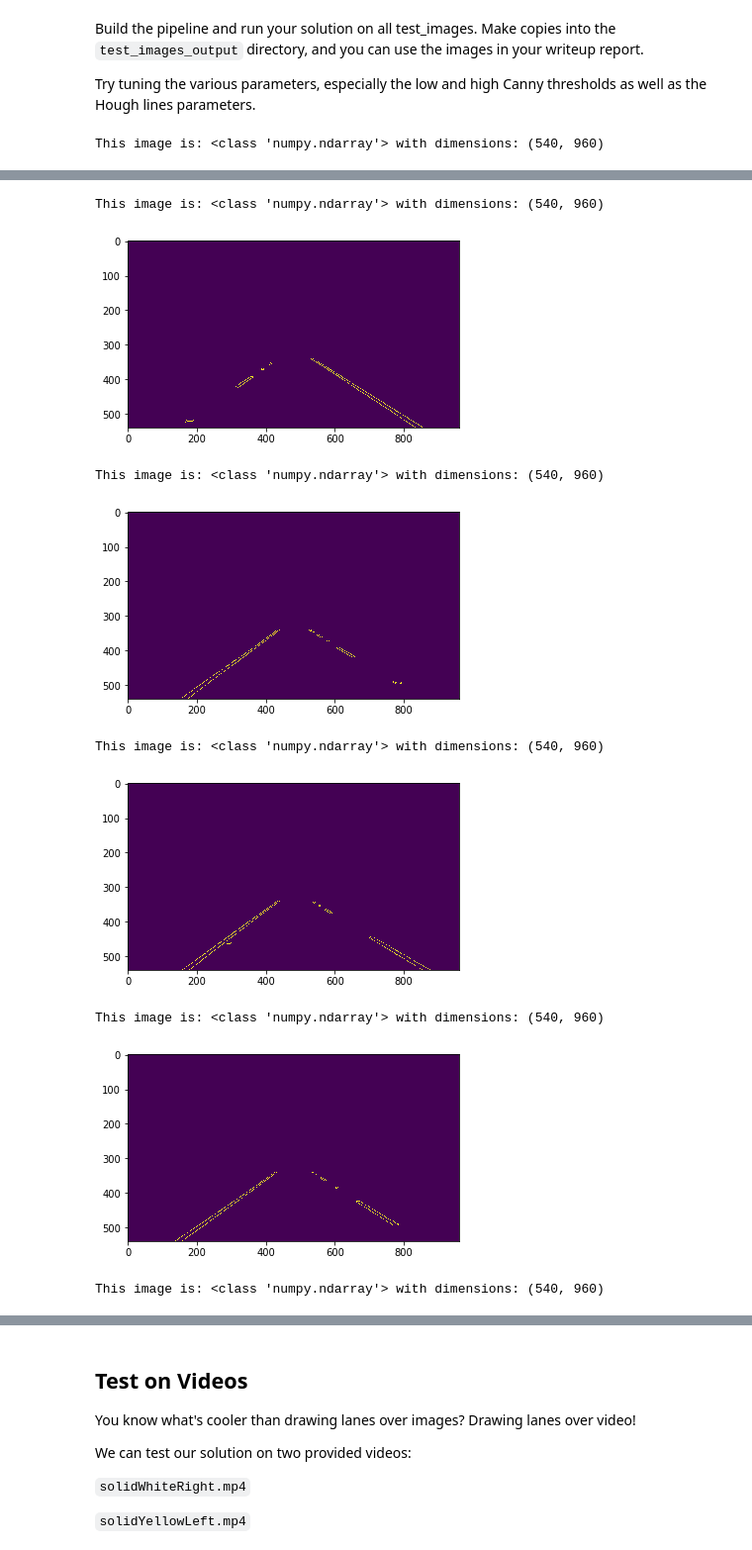
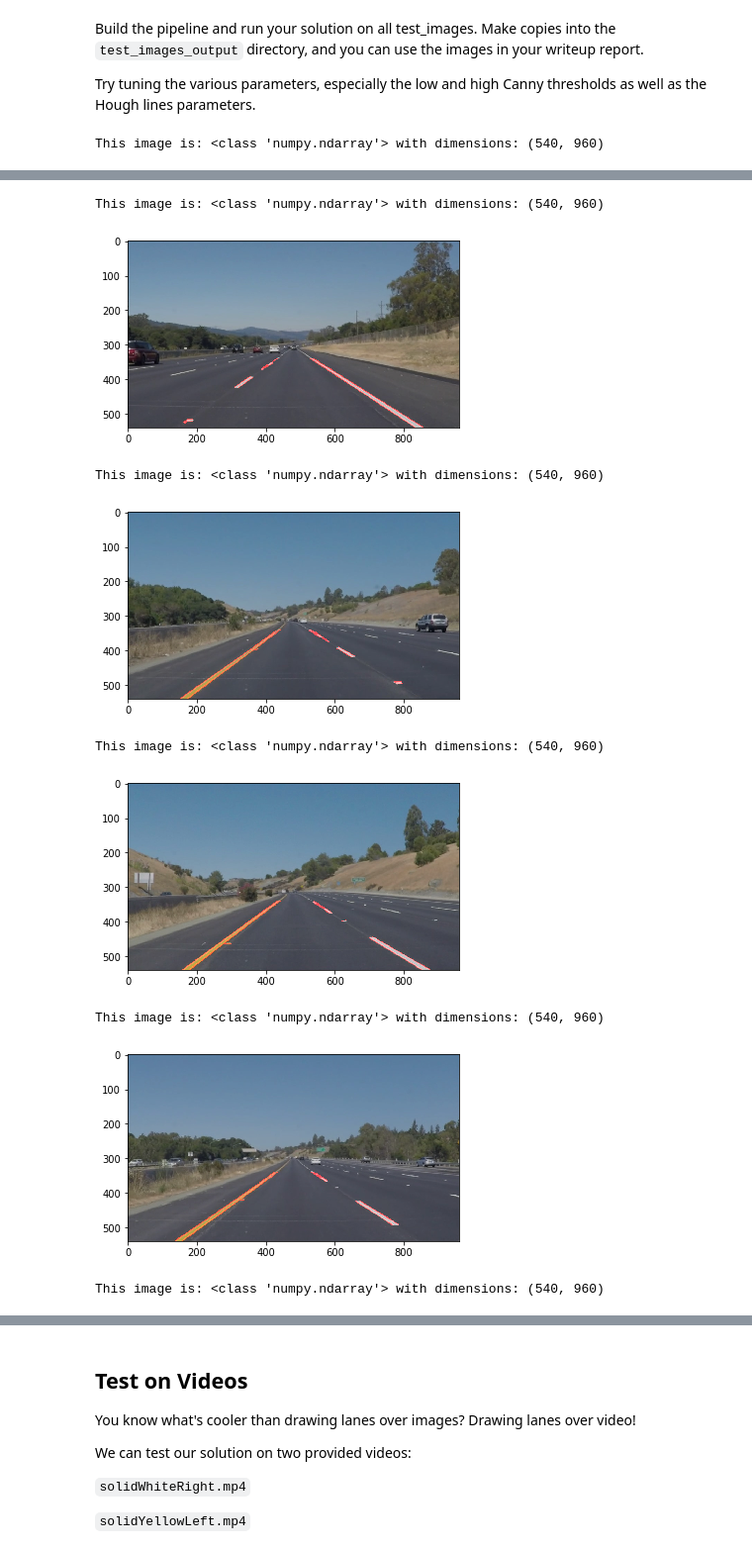
Before and after one commit to MaciejBorkow/CarND-LaneLines-P1, a Jupyter notebook: P1.ipynb, the cells around one changed output, grey strips where cells are left out. Shown: that part at 99% size. Saved outputs shown, nothing was run; the diff lists cells and outputs as text; code cells hidden in the pictures.

Commit message:
function 'line_detection' - detects raw line in the image

```diff
--- a/P1.ipynb
+++ b/P1.ipynb
@@ -125,7 +125,7 @@ def region_of_interest(img, vertices):
     return masked_image
 
 
-def draw_lines(img, lines, color=[255, 0, 0], thickness=2):
+def draw_lines(img, lines, color=[255, 0, 0], thickness=5):
     """
     NOTE: this is the function you might want to use as a starting point once you want to
     average/extrapolate the line segments you detect to map out the full
@@ -219,17 +219,27 @@ def line_detection(images_path, output_directory, detection_type):
         image_gray = grayscale(image)
         print('This image is:', type(image_gray), 'with dimensions:', image_gray.shape)
         # bluring of image to better
-        image_gray_blur = gaussian_blur(image_gray, 5)
+        image_gray_blur = gaussian_blur(image_gray, 7)
         # edge detection by Canny algorithm
-        image_canny = canny(image_gray_blur, 50, 150)
+        image_canny = canny(image_gray_blur, 60, 100)
         # exctract area of interest by masking other pixels
         vertices = np.array([[(120, 540), (420, 340), (550, 340), (960, 540)]], dtype=np.int32)
         masked_image = region_of_interest(image_canny, vertices)
-
-        plt.imshow(masked_image)
+        # find and draw Hough lines in the
+        rho = 1 # distance resolution in pixels of the Hough grid
+        theta = np.pi/180 # angular resolution in radians of the Hough grid
+        threshold = 10     # minimum number of votes (intersections in Hough grid cell)
+        min_line_length = 12 #minimum number of pixels making up a line
+        max_line_gap = 15    # maximum gap in pixels between connectable line segments
+        line_image = hough_lines(
+            masked_image, rho, theta,
+            threshold, min_line_length, max_line_gap
+        )
+        # add original image and imige with detected line
+        image_detected_line = weighted_img(line_image, image)
+        plt.imshow(image_detected_line)
         plt.show()
-
-
+        #
 images_path = "test_images/"
 output_directory = "test_images_output/"
 line_detection(images_path, output_directory, "raw")
@@ -239,9 +249,9 @@ This image is: <class 'numpy.ndarray'> with dimensions: (540, 960)
 This image is: <class 'numpy.ndarray'> with dimensions: (540, 960)
-[figure, old version]
+[figure, new version]
 This image is: <class 'numpy.ndarray'> with dimensions: (540, 960)
-[figure, old version]
+[figure, new version]
 This image is: <class 'numpy.ndarray'> with dimensions: (540, 960)
-[figure, old version]
+[figure, new version]
 This image is: <class 'numpy.ndarray'> with dimensions: (540, 960)
-[figure, old version]
+[figure, new version]
 This image is: <class 'numpy.ndarray'> with dimensions: (540, 960)
```
Also changed, not shown: parts of 1 cell of this notebook.
